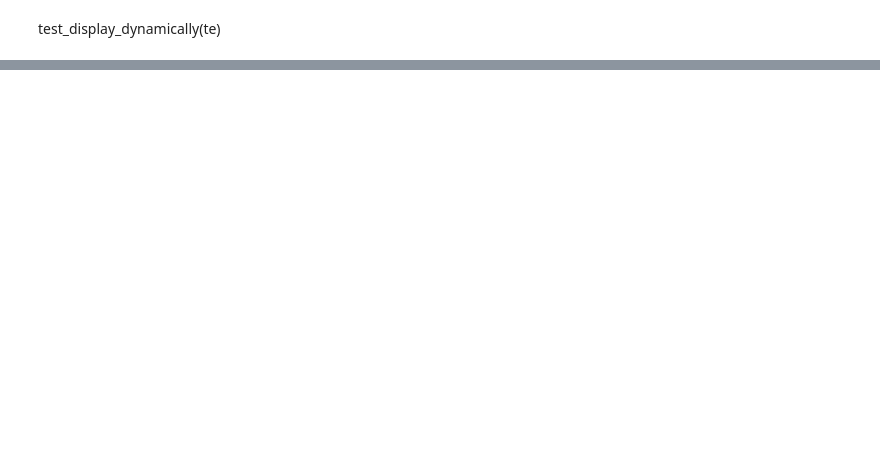
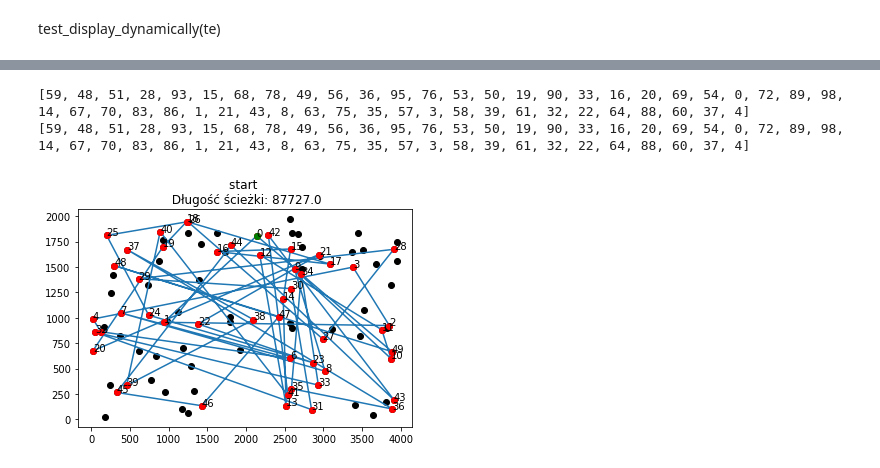
Before and after one commit to patrykwenz/AEM, a Jupyter notebook: AEM - lab1.ipynb, the cells around one changed output, grey strips where cells are left out. Drawn from its saved outputs; the diff is of its cells as text; code cells hidden in the pictures; blank space fills up the shorter version.

```diff
--- a/AEM - lab1.ipynb
+++ b/AEM - lab1.ipynb
@@ -438,0 +657,34 @@ print(nn)
+# %%
+def find_lowest_cost(possible_moves, path, distance_matrix):
+    cost = 99999999999999
+    swaps = ()
+    for (swap1, swap2) in possible_moves:
+        current_cost = calculate_edge_swap_cost((swap1, swap2), path, distance_matrix)
+        if current_cost < cost:
+            cost = current_cost
+            swaps = (swap1, swap2)
+
+    return cost, swaps
+
+
+@timing
+def inner_vertex_steepest(path, distance_matrix):
+    better = True
+    start_path = path.copy()
+    while better:
+        better = False
+        possible_moves = create_combs(path)
+        cost, swaps = find_lowest_cost(possible_moves, path, distance_matrix)
+        if cost < 0:
+            swap1, swap2 = swaps
+            swap_items_in_path((swap1, swap2), path)
+            better = True
+
+    return start_path, path
+
+
+path, rest = create_random_vertexes(50)
+lat, lon = get_lat_lon_from_url(target_url=target_url_kroa100)
+distance_matrix = calc_matrix(lat, lon)
+distance_matrix2 = distance_matrix.to_numpy()
+start_path, stop_path, diff = inner_vertex_steepest(path, distance_matrix2)
@@ -438,0 +694,6 @@ print(nn)
+# %%
+a = create_plot(start_path, lat, lon, "start", distance_matrix)
+# %% [output]
+[59, 48, 51, 28, 93, 15, 68, 78, 49, 56, 36, 95, 76, 53, 50, 19, 90, 33, 16, 20, 69, 54, 0, 72, 89, 98, 14, 67, 70, 83, 86, 1, 21, 43, 8, 63, 75, 35, 57, 3, 58, 39, 61, 32, 22, 64, 88, 60, 37, 4]
+[59, 48, 51, 28, 93, 15, 68, 78, 49, 56, 36, 95, 76, 53, 50, 19, 90, 33, 16, 20, 69, 54, 0, 72, 89, 98, 14, 67, 70, 83, 86, 1, 21, 43, 8, 63, 75, 35, 57, 3, 58, 39, 61, 32, 22, 64, 88, 60, 37, 4]
+[figure, added]
```
Also changed, not shown: parts of 73 cells of this notebook.
